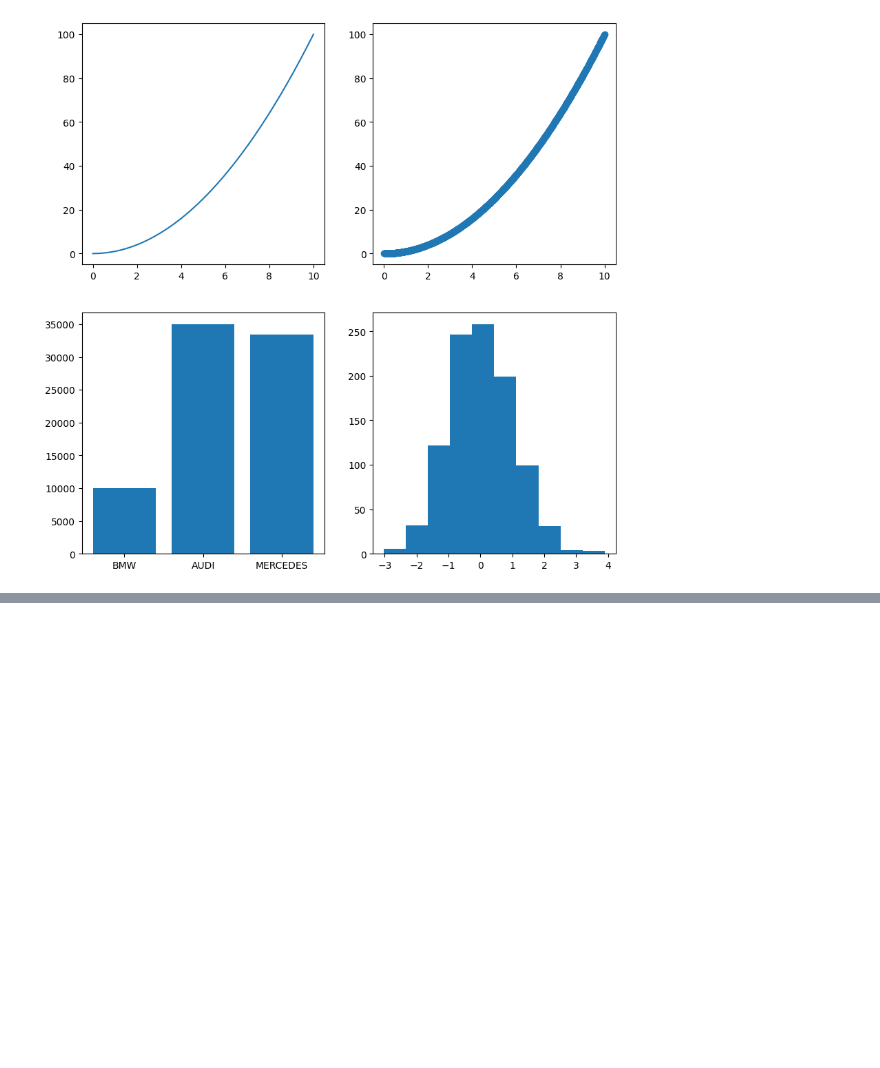
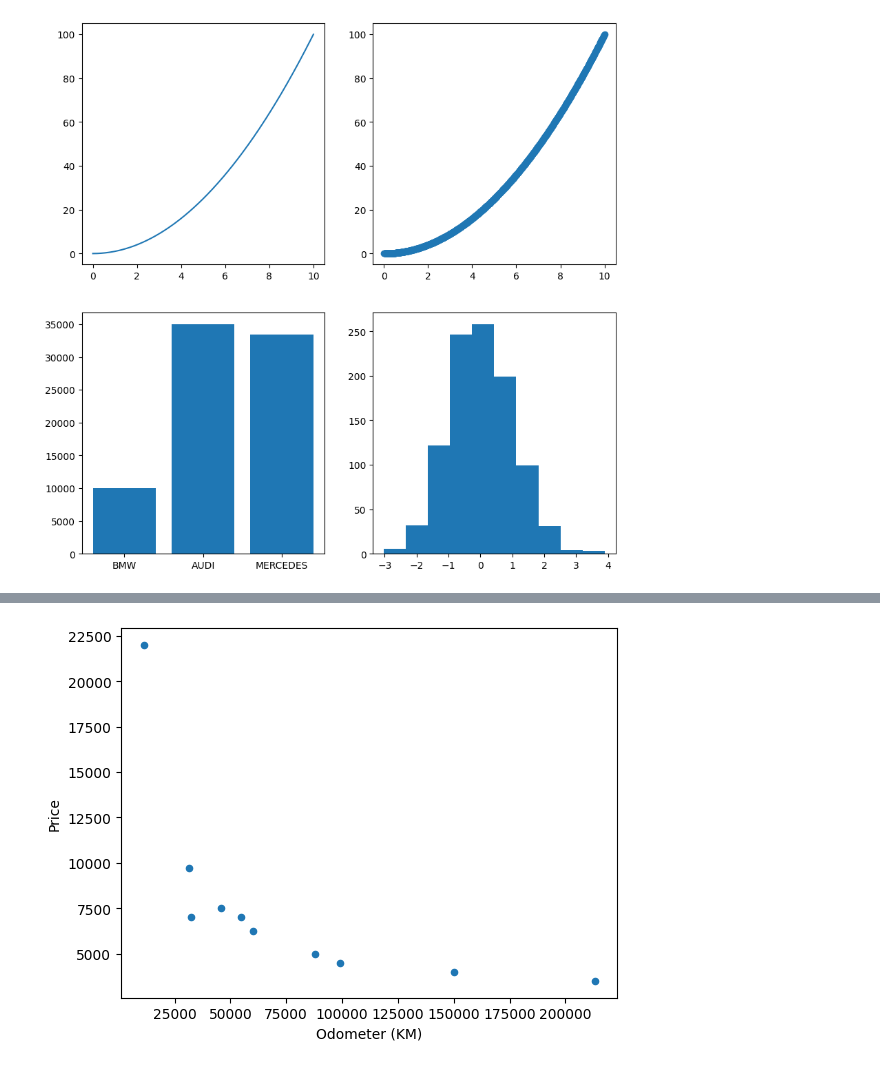
Before and after one commit to kanishkraj-ops/Machine-Learning, a Jupyter notebook: MATPLOTLIB_Plotting_and_Data_Visualization.ipynb, the cells around one changed output, grey strips where cells are left out. Cells and saved outputs as stored; diff of their text form; code cells hidden in the pictures; blank space fills up the shorter version.

```diff
--- a/MATPLOTLIB_Plotting_and_Data_Visualization.ipynb
+++ b/MATPLOTLIB_Plotting_and_Data_Visualization.ipynb
@@ -126,0 +209,4 @@ ax4.hist(np.random.randn(1000));
+# %%
+car_sales.plot(x="Odometer (KM)",y="Price",kind="scatter");
+# %% [output]
+[figure, added]
```
Also changed, not shown: parts of 19 cells of this notebook.
